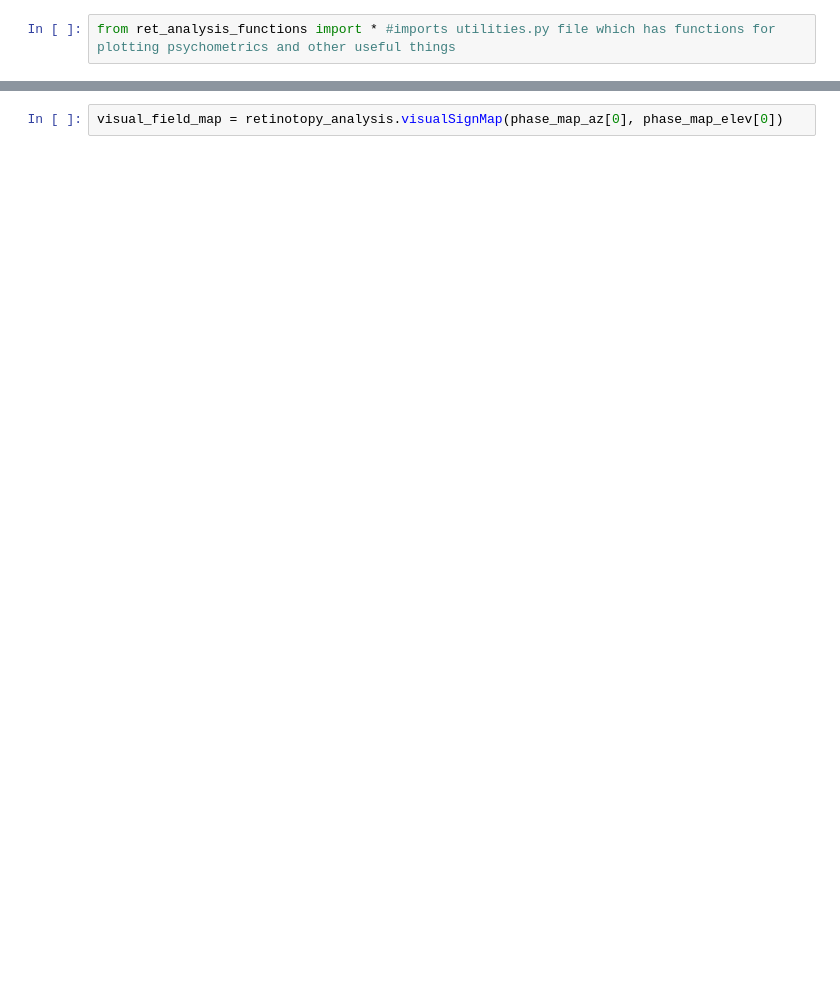
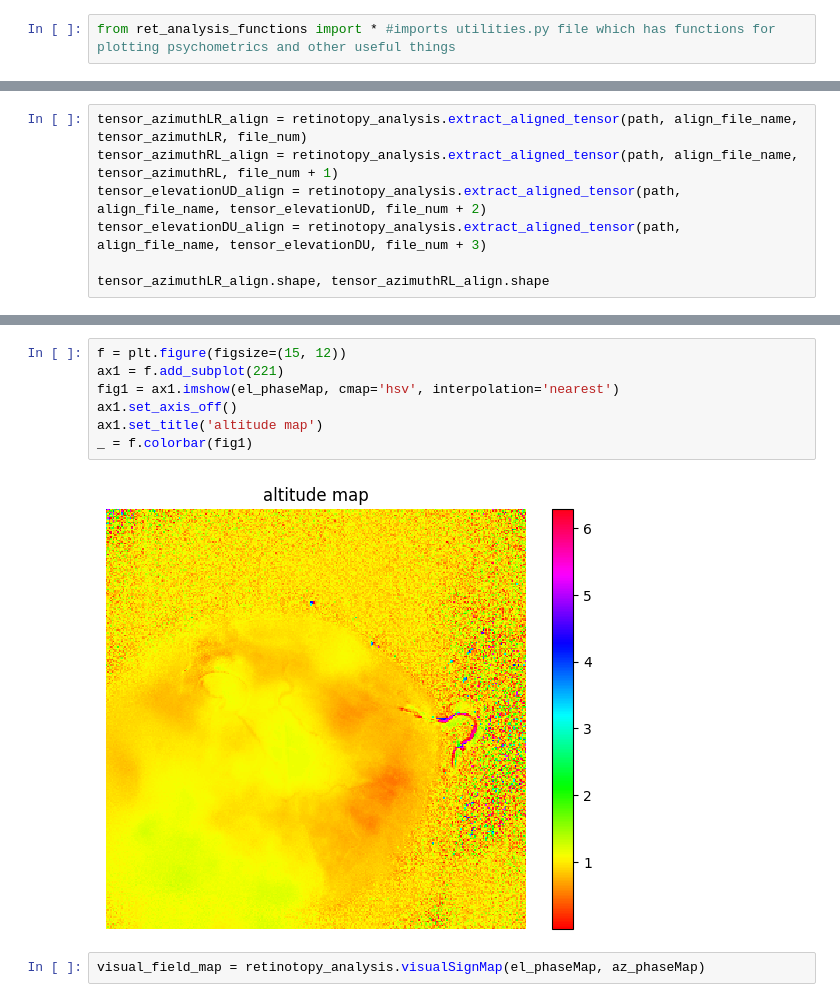
Before and after one commit to acbandi213/Retinotopy-Analysis, a Jupyter notebook: Make_visual_field_map.ipynb, the cells around one changed output, grey strips where cells are left out. Saved outputs shown, nothing was run; the diff lists cells and outputs as text; blank space fills up the shorter version.

```diff
--- a/Make_visual_field_map.ipynb
+++ b/Make_visual_field_map.ipynb
@@ -22,0 +33,7 @@ tensor_elevationDU = retinotopy_analysis.create_tensor_from_dat(path_elevation_D
+# %%
+tensor_azimuthLR_align = retinotopy_analysis.extract_aligned_tensor(path, align_file_name, tensor_azimuthLR, file_num)
+tensor_azimuthRL_align = retinotopy_analysis.extract_aligned_tensor(path, align_file_name, tensor_azimuthRL, file_num + 1)
+tensor_elevationUD_align = retinotopy_analysis.extract_aligned_tensor(path, align_file_name, tensor_elevationUD, file_num + 2)
+tensor_elevationDU_align = retinotopy_analysis.extract_aligned_tensor(path, align_file_name, tensor_elevationDU, file_num + 3)
+
+tensor_azimuthLR_align.shape, tensor_azimuthRL_align.shape
@@ -33,5 +77,14 @@ phase_map_elev = retinotopy_analysis.get_phase_map(corrected_movie_elev[54:648],
+# %%
+f = plt.figure(figsize=(15, 12))
+ax1 = f.add_subplot(221)
+fig1 = ax1.imshow(el_phaseMap, cmap='hsv', interpolation='nearest')
+ax1.set_axis_off()
+ax1.set_title('altitude map')
+_ = f.colorbar(fig1)
+# %% [output]
+[figure, added]
 # %%
-visual_field_map = retinotopy_analysis.visualSignMap(phase_map_az[0], phase_map_elev[0])
+visual_field_map = retinotopy_analysis.visualSignMap(el_phaseMap, az_phaseMap)
 # %%
 from scipy.ndimage import gaussian_filter
 
```
Also changed, not shown: parts of 15 cells of this notebook, 2 other files.
